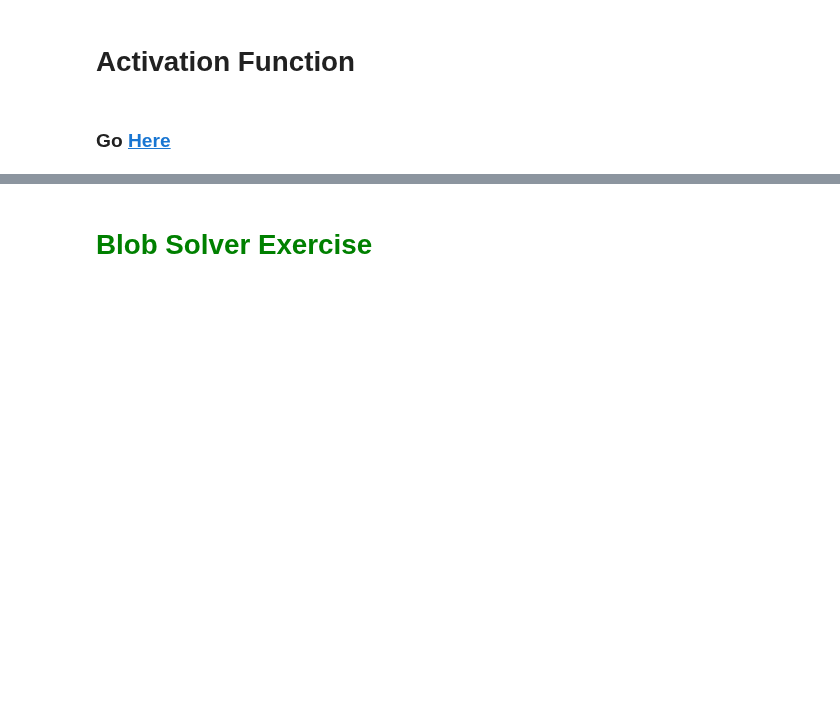
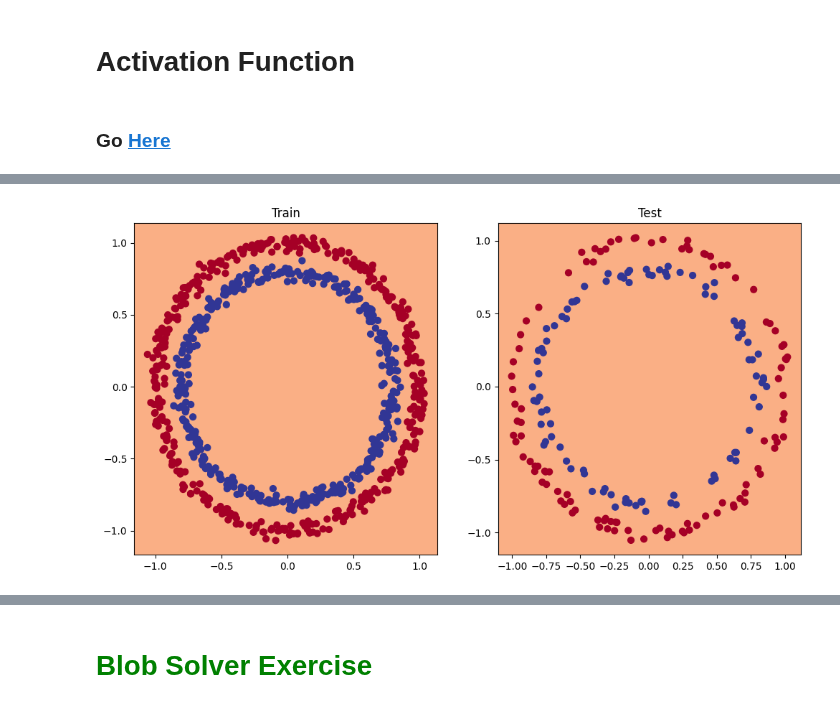
Before and after one commit to MuhammadTarek10/ML-DL, a Jupyter notebook: more-dl/more-dl-session.ipynb, the cells around one changed output, grey strips where cells are left out. Cells and saved outputs as stored; diff of their text form; code cells hidden in the pictures; blank space fills up the shorter version.

```diff
--- a/more-dl/more-dl-session.ipynb
+++ b/more-dl/more-dl-session.ipynb
@@ -88,0 +168,18 @@ def plot_stats(
+# %%
+class CircleModel(nn.Module):
+    def __init__(self, *args, **kwargs) -> None:
+        super().__init__(*args, **kwargs)
+        self.block = nn.Sequential(
+            nn.Linear(2, 10),
+            nn.ReLU(),
+            nn.Linear(10, 10),
+            nn.ReLU(),
+            nn.Linear(10, 1),
+        )
+
+    def forward(self, x):
+        return torch.squeeze(self.block(x))
+# %%
+model = CircleModel()
+
+model.state_dict()
@@ -88,0 +229,4 @@ def plot_stats(
+# %%
+plot_boundaries(model)
+# %% [output]
+[figure, added]
```
Also changed, not shown: parts of 19 cells of this notebook, 10 other files.
